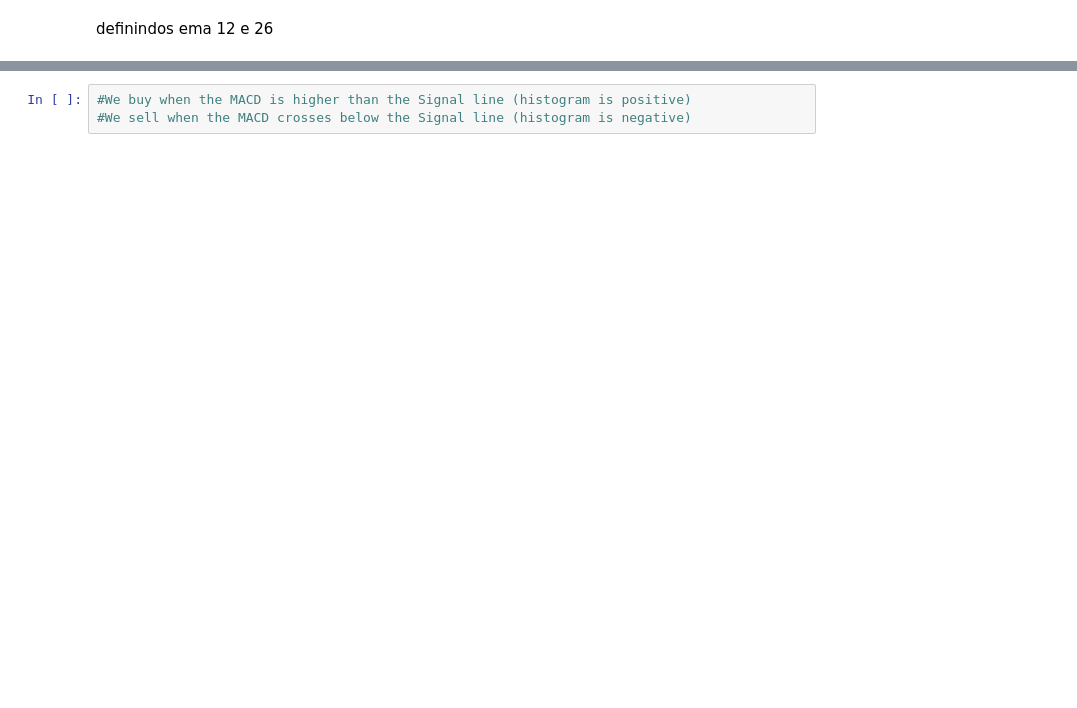
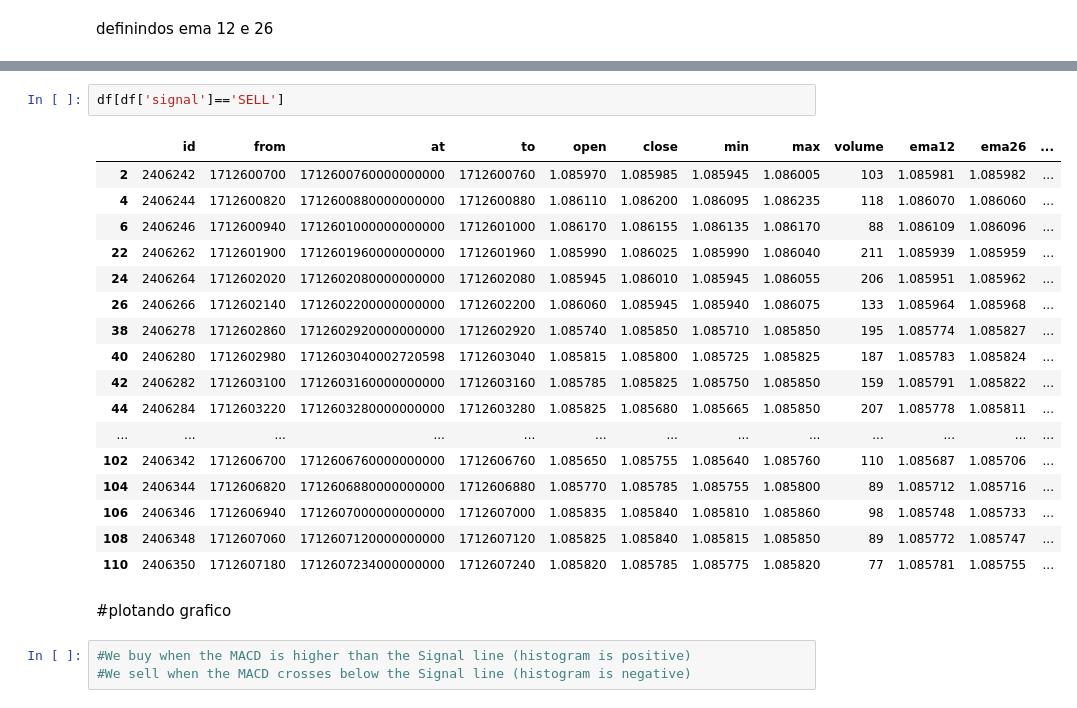
Before and after one commit to melltl/macd_trade_LAPES, a Jupyter notebook: macd_trade_LAPES.ipynb, the cells around one changed output, grey strips where cells are left out. Saved outputs shown, nothing was run; the diff lists cells and outputs as text; blank space fills up the shorter version.

```diff
--- a/macd_trade_LAPES.ipynb
+++ b/macd_trade_LAPES.ipynb
@@ -209,3 +244,25 @@ df.head()
+# %%
+df[df['signal']=='SELL']
+# %% [output]
+|  | id | from | at | to | open | close | min | max | volume | ema12 | ema26 | ... |
+| 2 | 2406242 | 1712600700 | 1712600760000000000 | 1712600760 | 1.085970 | 1.085985 | 1.085945 | 1.086005 | 103 | 1.085981 | 1.085982 | ... |
+| 4 | 2406244 | 1712600820 | 1712600880000000000 | 1712600880 | 1.086110 | 1.086200 | 1.086095 | 1.086235 | 118 | 1.086070 | 1.086060 | ... |
+| 6 | 2406246 | 1712600940 | 1712601000000000000 | 1712601000 | 1.086170 | 1.086155 | 1.086135 | 1.086170 | 88 | 1.086109 | 1.086096 | ... |
+| 22 | 2406262 | 1712601900 | 1712601960000000000 | 1712601960 | 1.085990 | 1.086025 | 1.085990 | 1.086040 | 211 | 1.085939 | 1.085959 | ... |
+| 24 | 2406264 | 1712602020 | 1712602080000000000 | 1712602080 | 1.085945 | 1.086010 | 1.085945 | 1.086055 | 206 | 1.085951 | 1.085962 | ... |
+| 26 | 2406266 | 1712602140 | 1712602200000000000 | 1712602200 | 1.086060 | 1.085945 | 1.085940 | 1.086075 | 133 | 1.085964 | 1.085968 | ... |
+| 38 | 2406278 | 1712602860 | 1712602920000000000 | 1712602920 | 1.085740 | 1.085850 | 1.085710 | 1.085850 | 195 | 1.085774 | 1.085827 | ... |
+| 40 | 2406280 | 1712602980 | 1712603040002720598 | 1712603040 | 1.085815 | 1.085800 | 1.085725 | 1.085825 | 187 | 1.085783 | 1.085824 | ... |
+| 42 | 2406282 | 1712603100 | 1712603160000000000 | 1712603160 | 1.085785 | 1.085825 | 1.085750 | 1.085850 | 159 | 1.085791 | 1.085822 | ... |
+| 44 | 2406284 | 1712603220 | 1712603280000000000 | 1712603280 | 1.085825 | 1.085680 | 1.085665 | 1.085850 | 207 | 1.085778 | 1.085811 | ... |
+| ... | ... | ... | ... | ... | ... | ... | ... | ... | ... | ... | ... | ... |
+| 102 | 2406342 | 1712606700 | 1712606760000000000 | 1712606760 | 1.085650 | 1.085755 | 1.085640 | 1.085760 | 110 | 1.085687 | 1.085706 | ... |
+| 104 | 2406344 | 1712606820 | 1712606880000000000 | 1712606880 | 1.085770 | 1.085785 | 1.085755 | 1.085800 | 89 | 1.085712 | 1.085716 | ... |
+| 106 | 2406346 | 1712606940 | 1712607000000000000 | 1712607000 | 1.085835 | 1.085840 | 1.085810 | 1.085860 | 98 | 1.085748 | 1.085733 | ... |
+| 108 | 2406348 | 1712607060 | 1712607120000000000 | 1712607120 | 1.085825 | 1.085840 | 1.085815 | 1.085850 | 89 | 1.085772 | 1.085747 | ... |
+| 110 | 2406350 | 1712607180 | 1712607234000000000 | 1712607240 | 1.085820 | 1.085785 | 1.085775 | 1.085820 | 77 | 1.085781 | 1.085755 | ... |
+# %% [markdown]
+#plotando grafico
 # %%
 #We buy when the MACD is higher than the Signal line (histogram is positive)
 #We sell when the MACD crosses below the Signal line (histogram is negative)
```
Also changed, not shown: parts of 36 cells of this notebook.
